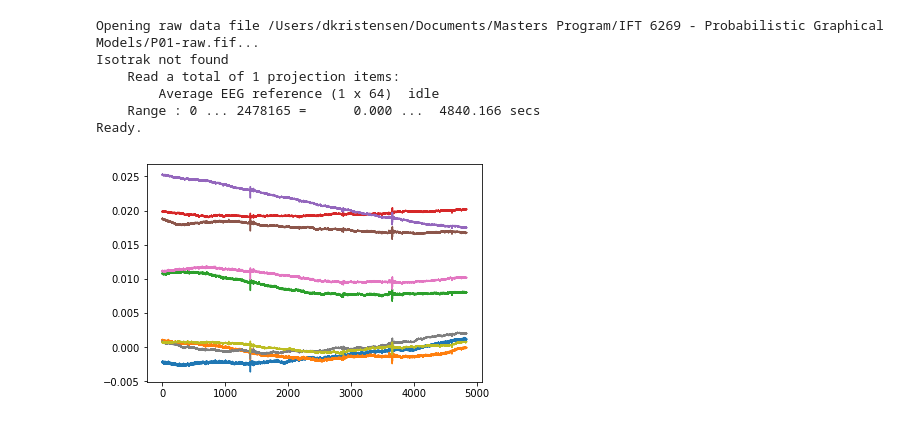
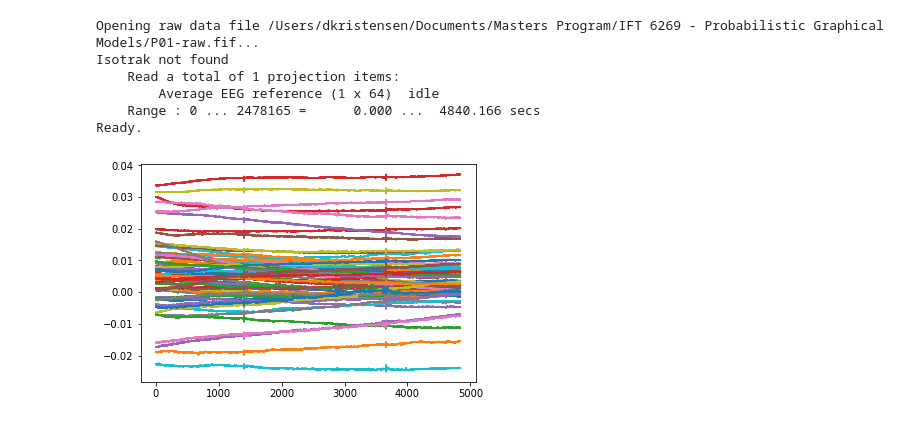
Before and after one commit to dkristensen/PGMProject, a Jupyter notebook: Basic Kalman Filter.ipynb, the cells around one changed output. Drawn from its saved outputs; the diff is of its cells as text; code cells hidden in the pictures.

```diff
--- a/Basic Kalman Filter.ipynb
+++ b/Basic Kalman Filter.ipynb
@@ -9,21 +7,21 @@ Populating the interactive namespace from numpy and matplotlib
 # %%
 filename = "P01-raw.fif"
 raw = mne.io.read_raw_fif(filename)
 
 sfreq = raw.info['sfreq']
 
-block_data,times = raw[:9,:]
+block_data,times = raw[:-2,:]
 block_data = block_data.T
 
 plot(times,block_data)
 show()
 # %% [output]
 Opening raw data file /Users/dkristensen/Documents/Masters Program/IFT 6269 - Probabilistic Graphical Models/P01-raw.fif...
 Isotrak not found
     Read a total of 1 projection items:
         Average EEG reference (1 x 64)  idle
     Range : 0 ... 2478165 =      0.000 ...  4840.166 secs
 Ready.
-[figure, old version]
+[figure, new version]
 # %%
 # Number of iterations in Kalman Filter
```
Also changed, not shown: parts of 5 cells of this notebook.
